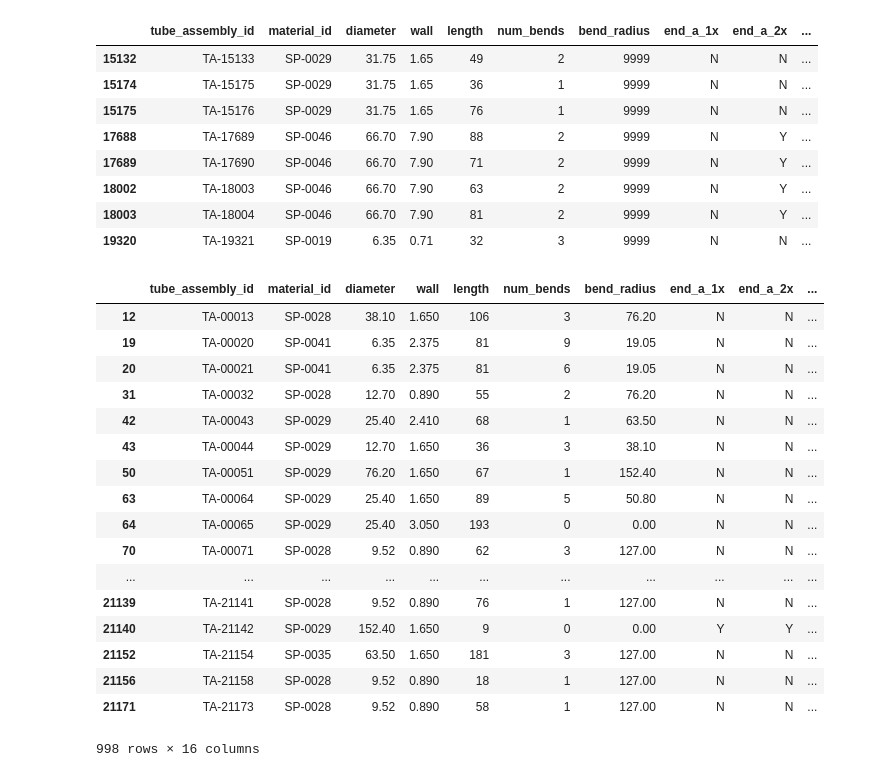
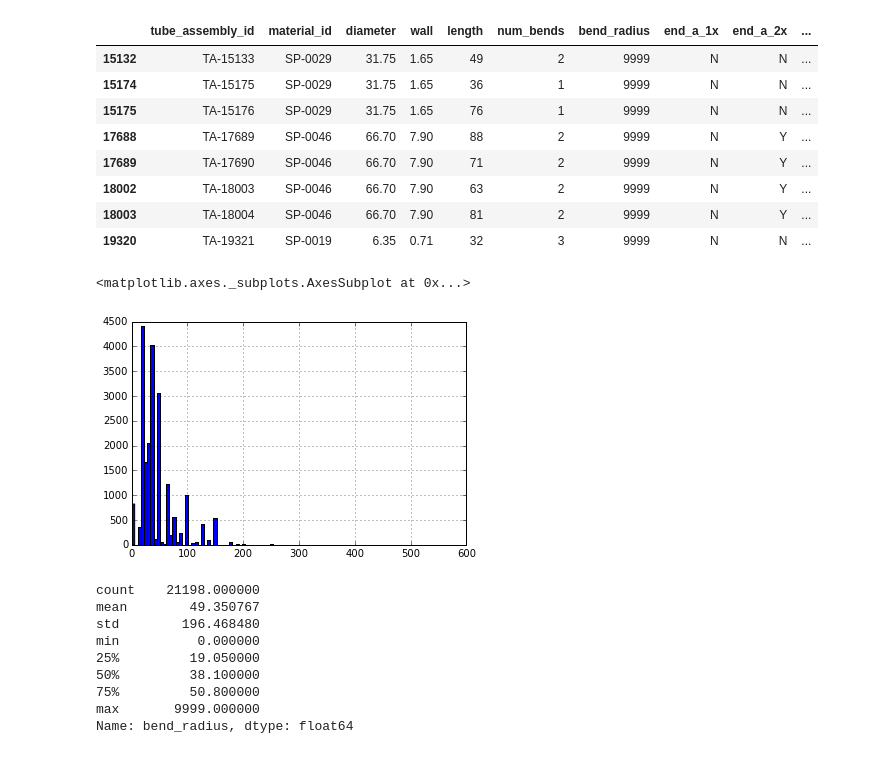
Before and after one commit to cberzan/kaggle-caterpillar, a Jupyter notebook: caterpillar-tube-pricing/explore_data.ipynb, the cells around one changed output. Saved outputs shown, nothing was run; the diff lists cells and outputs as text; code cells hidden in the pictures.

```diff
--- a/caterpillar-tube-pricing/explore_data.ipynb
+++ b/caterpillar-tube-pricing/explore_data.ipynb
@@ -180,24 +175,20 @@ tube_df[tube_df.bend_radius == 9999]
 | 18002 | TA-18003 | SP-0046 | 66.70 | 7.90 | 63 | 2 | 9999 | N | Y | ... |
 | 18003 | TA-18004 | SP-0046 | 66.70 | 7.90 | 81 | 2 | 9999 | N | Y | ... |
 | 19320 | TA-19321 | SP-0019 | 6.35 | 0.71 | 32 | 3 | 9999 | N | N | ... |
-# %%
-tube_df[tube_df.end_a == 'NONE']
-# %% [output]
-|  | tube_assembly_id | material_id | diameter | wall | length | num_bends | bend_radius | end_a_1x | end_a_2x | ... |
-| 12 | TA-00013 | SP-0028 | 38.10 | 1.650 | 106 | 3 | 76.20 | N | N | ... |
-| 19 | TA-00020 | SP-0041 | 6.35 | 2.375 | 81 | 9 | 19.05 | N | N | ... |
-| 20 | TA-00021 | SP-0041 | 6.35 | 2.375 | 81 | 6 | 19.05 | N | N | ... |
-| 31 | TA-00032 | SP-0028 | 12.70 | 0.890 | 55 | 2 | 76.20 | N | N | ... |
-| 42 | TA-00043 | SP-0029 | 25.40 | 2.410 | 68 | 1 | 63.50 | N | N | ... |
-| 43 | TA-00044 | SP-0029 | 12.70 | 1.650 | 36 | 3 | 38.10 | N | N | ... |
-| 50 | TA-00051 | SP-0029 | 76.20 | 1.650 | 67 | 1 | 152.40 | N | N | ... |
-| 63 | TA-00064 | SP-0029 | 25.40 | 1.650 | 89 | 5 | 50.80 | N | N | ... |
-| 64 | TA-00065 | SP-0029 | 25.40 | 3.050 | 193 | 0 | 0.00 | N | N | ... |
-| 70 | TA-00071 | SP-0028 | 9.52 | 0.890 | 62 | 3 | 127.00 | N | N | ... |
-| ... | ... | ... | ... | ... | ... | ... | ... | ... | ... | ... |
-| 21139 | TA-21141 | SP-0028 | 9.52 | 0.890 | 76 | 1 | 127.00 | N | N | ... |
-| 21140 | TA-21142 | SP-0029 | 152.40 | 1.650 | 9 | 0 | 0.00 | Y | Y | ... |
-| 21152 | TA-21154 | SP-0035 | 63.50 | 1.650 | 181 | 3 | 127.00 | N | N | ... |
-| 21156 | TA-21158 | SP-0028 | 9.52 | 0.890 | 18 | 1 | 127.00 | N | N | ... |
-| 21171 | TA-21173 | SP-0028 | 9.52 | 0.890 | 58 | 1 | 127.00 | N | N | ... |
-998 rows × 16 columns
+# %%
+tube_df[tube_df.bend_radius < 9999].bend_radius.hist(bins=100)
+# %% [output]
+<matplotlib.axes._subplots.AxesSubplot at 0x...>
+[figure, added]
+# %%
+tube_df.bend_radius.describe()
+# %% [output]
+count    21198.000000
+mean        49.350767
+std        196.468480
+min          0.000000
+25%         19.050000
+50%         38.100000
+75%         50.800000
+max       9999.000000
+Name: bend_radius, dtype: float64
```
Also changed, not shown: parts of 1 cell of this notebook, 1 other file.
